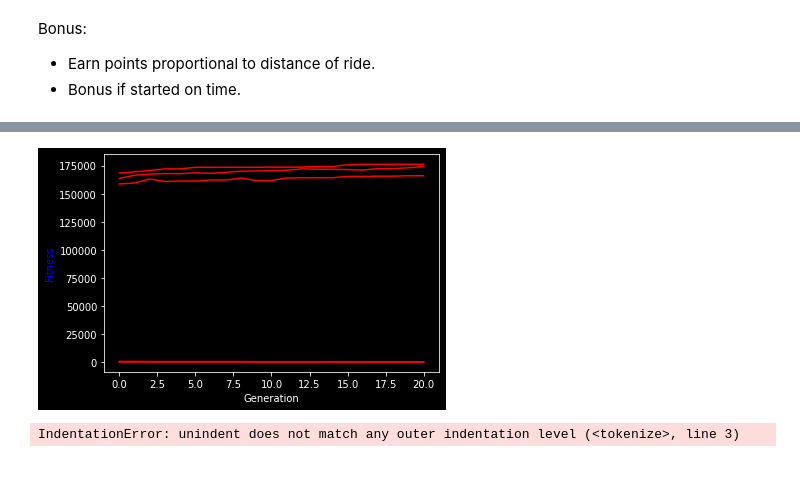
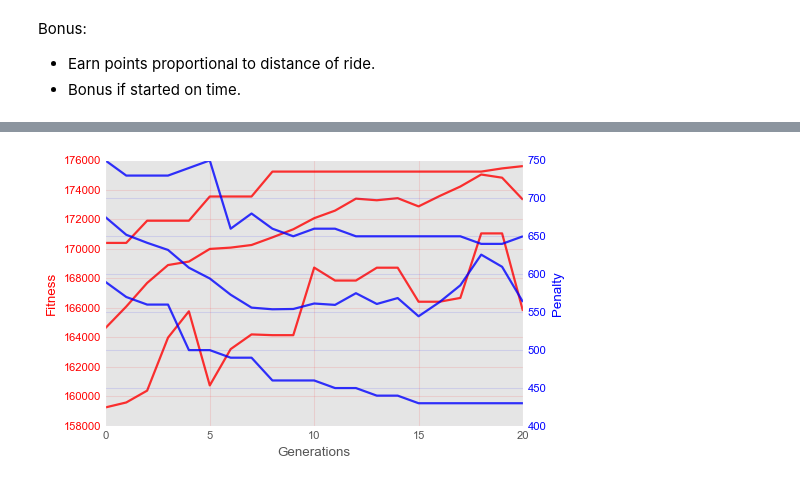
Before and after one commit to irg1008/COMPU_Practica01_02, a Jupyter notebook: src/sol/SolHash.ipynb, the cells around one changed output, grey strips where cells are left out. Cells and saved outputs as stored; diff of their text form; code cells hidden in the pictures.

Commit message:
Added doc and doing plots

```diff
--- a/src/sol/SolHash.ipynb
+++ b/src/sol/SolHash.ipynb
@@ -6,3 +6,8 @@ from deap import base, creator, tools, algorithms
 import random
 import numpy as np
 import matplotlib.pyplot as plt
+
+plt_styles = plt.style.available
+print(plt_styles)
+
+plt.style.use(plt_styles[7])
@@ -220,48 +227,47 @@ print(f"La mejor solucion encontrada es: {best_sol}")
-# %%
-def plot(stats):
-    gen = stats.select("gen")
-    avgs = stats.select("avg")
-    mins = stats.select("min")
-    maxs = stats.select("max")
-
-    fig = plt.figure()
-
-    ax = plt.gca()
-    line = ax.plot(gen, maxs, "r-", label="Average Fitness")
-    line = ax.plot(gen, avgs, "r-", label="Average Fitness")
-    line = ax.plot(gen, mins, "r-", label="Average Fitness")
-    ax.set_xlabel("Generation")
-    ax.set_ylabel("Fitness", color="b")
-
-    plt.plot()
-
-
-plot(logbook)
-# %% [output]
-[figure, removed]
+# %%
+def col(a, *n_cols):
+    res = []
+    for n in n_cols:
+        b = np.array(a)[:, n]
+        res.append(b)
+    return res
 # %%
 def plot_dif_scales(lb):
     gen = lb.select("gen")
     avgs = lb.select("avg")
     mins = lb.select("min")
     maxs = lb.select("max")
 
-    fig, ax = plt.subplots()
+    fit_avgs, pen_avgs = col(avgs, 0, 1)
+    fit_maxs, pen_maxs = col(maxs, 0, 1)
+    fit_mins, pen_mins = col(mins, 0, 1)
 
-    ax.plot(gen, avgs, color="red")
-    ax.plot(gen, mins, color="blue")
-    ax.plot(gen, maxs, color="green")
-    ax.tick_params(axis="y", labelcolor="red")
+    fig, ax = plt.subplots(figsize=(6, 4))
+
+    c_ax, c_ax2 = ["r", "b"]
+    linewidth = 2
+    line_alpha = 0.8
+    grid_alpha = 0.1
+
+    ax.plot(gen, fit_avgs, color=c_ax, linewidth=linewidth, alpha=line_alpha)
+    ax.plot(gen, fit_maxs, color=c_ax, linewidth=linewidth, alpha=line_alpha)
+    ax.plot(gen, fit_mins, color=c_ax, linewidth=linewidth, alpha=line_alpha)
+    ax.tick_params(axis="y", labelcolor=c_ax)
+    ax.set_xlabel("Generations")
+    ax.set_ylabel("Fitness", color=c_ax)
+    ax.grid(alpha=grid_alpha, color=c_ax)
 
     ax2 = ax.twinx()
-    ax2.plot(gen, avgs, color="red")
-    ax2.plot(gen, mins, color="blue")
-    ax2.plot(gen, maxs, color="green")
-    ax2.tick_params(axis="y", labelcolor="green")
+    ax2.plot(gen, pen_avgs, color=c_ax2, linewidth=linewidth, alpha=line_alpha)
+    ax2.plot(gen, pen_maxs, color=c_ax2, linewidth=linewidth, alpha=line_alpha)
+    ax2.plot(gen, pen_mins, color=c_ax2, linewidth=linewidth, alpha=line_alpha)
+    ax2.tick_params(axis="y", labelcolor=c_ax2)
+    ax2.set_ylabel("Penalty", color=c_ax2)
+    ax2.grid(alpha=grid_alpha, color=c_ax2)
 
     plt.show()
 
 
-plot(logbook)
+plot_dif_scales(logbook)
 # %% [output]
-IndentationError: unindent does not match any outer indentation level (<tokenize>, line 3)
+[figure, added]
```
Also changed, not shown: parts of 4 cells of this notebook, 3 other files.
